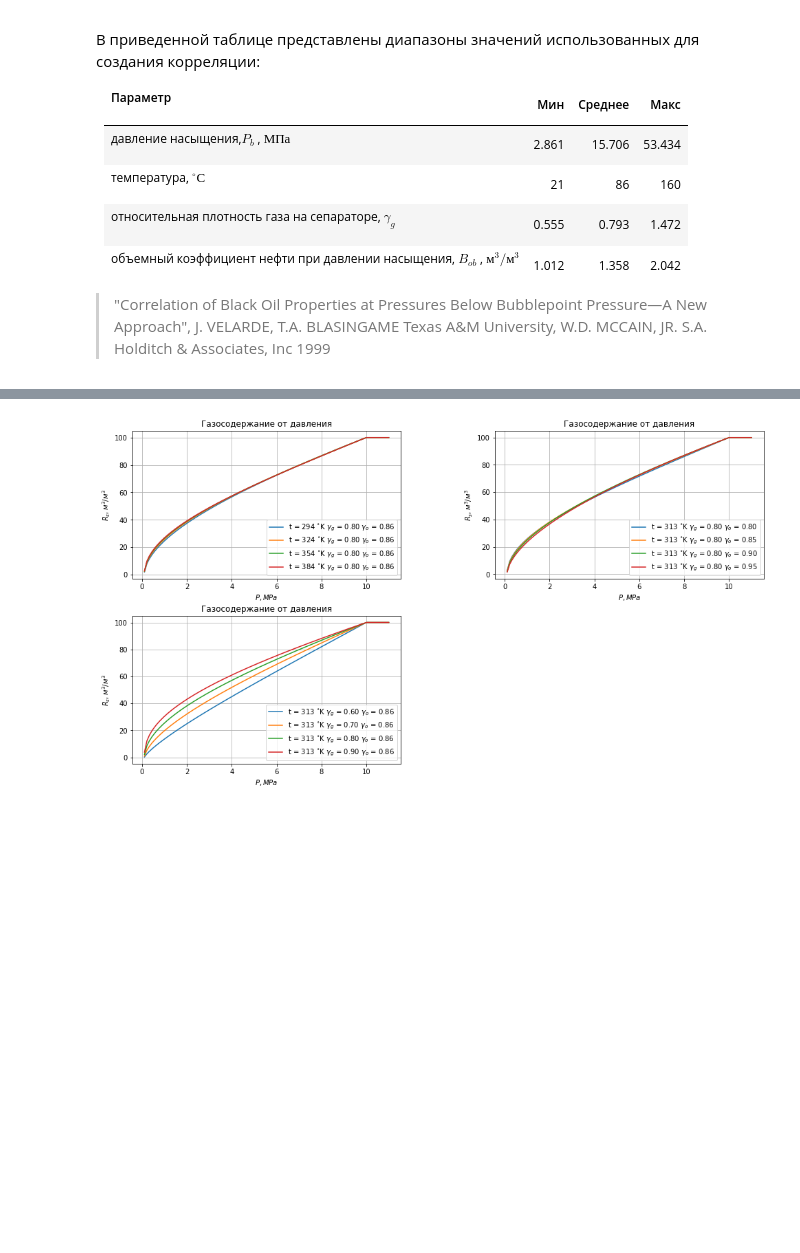
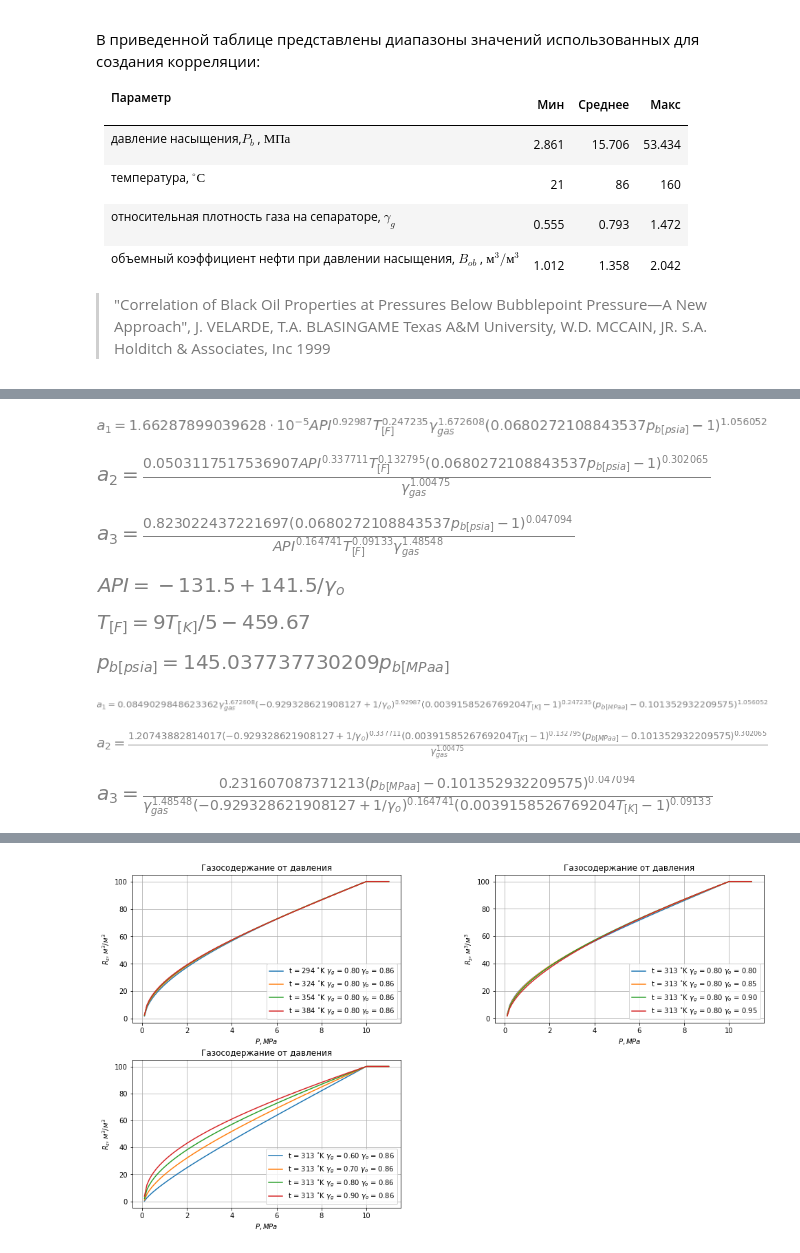
Before and after one commit to unifloc/neftpy, a Jupyter notebook: notebooks/01_01_pvt_pb.ipynb, the cells around one changed output, grey strips where cells are left out. Saved outputs shown, nothing was run; the diff lists cells and outputs as text; code cells hidden in the pictures; blank space fills up the shorter version.

```diff
--- a/notebooks/01_01_pvt_pb.ipynb
+++ b/notebooks/01_01_pvt_pb.ipynb
@@ -471,0 +501,56 @@ $T$ - температура, F
+# %%
+A = np.array([9.73 * 10 ** (-7), 1.672608, 0.929870, 0.247235, 1.056052])
+B = np.array([0.022339, -1.004750, 0.337711, 0.132795, 0.302065])
+C = np.array([0.725167, -1.485480, -0.164741, -0.091330, 0.047094])
+
+a1, a2, a3 = symbols('a1 a2 a3')
+api = symbols('API')
+gamma_gas = symbols('gamma_gas')
+gamma_o = symbols('gamma_o')
+t_F,t_K = symbols('T_[F] T_[K]')
+pb_psia, p_bMPaa = symbols('p_b[psia],p_b[MPaa]')
+
+eq1 = Eq(a1, A[0] * gamma_gas ** A[1] * api ** A[2] * t_F ** A[3] * (pb_psia - 14.7) ** A[4])
+eq2 = Eq(a2, B[0] * gamma_gas ** B[1] * api ** B[2] * t_F ** B[3] * (pb_psia - 14.7) ** B[4])
+eq3 = Eq(a3, C[0] * gamma_gas ** C[1] * api ** C[2] * t_F ** C[3] * (pb_psia - 14.7) ** C[4])
+
+display(eq1)
+display(eq2)
+display(eq3)
+
+# выражения для преобразования единиц измерения из американских промысловых в практические метрические
+api_to_gamma_o = 141.5 / gamma_o - 131.5
+F_to_K = t_K * 9 / 5 - 459.67
+psi_to_MPa = p_bMPaa * 145.037737730209#14.6959 #* 10.1325
+# покажем выражения в печатном виде
+display(Eq(api, api_to_gamma_o))
+display(Eq(t_F, F_to_K))
+display(Eq(pb_psia, psi_to_MPa))
+
+eq1_m=simplify(eq1.subs(api, api_to_gamma_o)
+                  .subs(t_F, F_to_K)
+                  .subs(pb_psia, psi_to_MPa)
+              )
+display(eq1_m)
+
+eq2_m=simplify(eq2.subs(api, api_to_gamma_o)
+                  .subs(t_F, F_to_K)
+                  .subs(pb_psia, psi_to_MPa)
+              )
+display(eq2_m)
+
+eq3_m=simplify(eq3.subs(api, api_to_gamma_o)
+                  .subs(t_F, F_to_K)
+                  .subs(pb_psia, psi_to_MPa)
+              )
+display(eq3_m)
+# %% [output]
+[figure, added]
+[figure, added]
+[figure, added]
+[figure, added]
+[figure, added]
+[figure, added]
+[figure, added]
+[figure, added]
+[figure, added]
```
Also changed, not shown: parts of 20 cells of this notebook, 5 other files.
